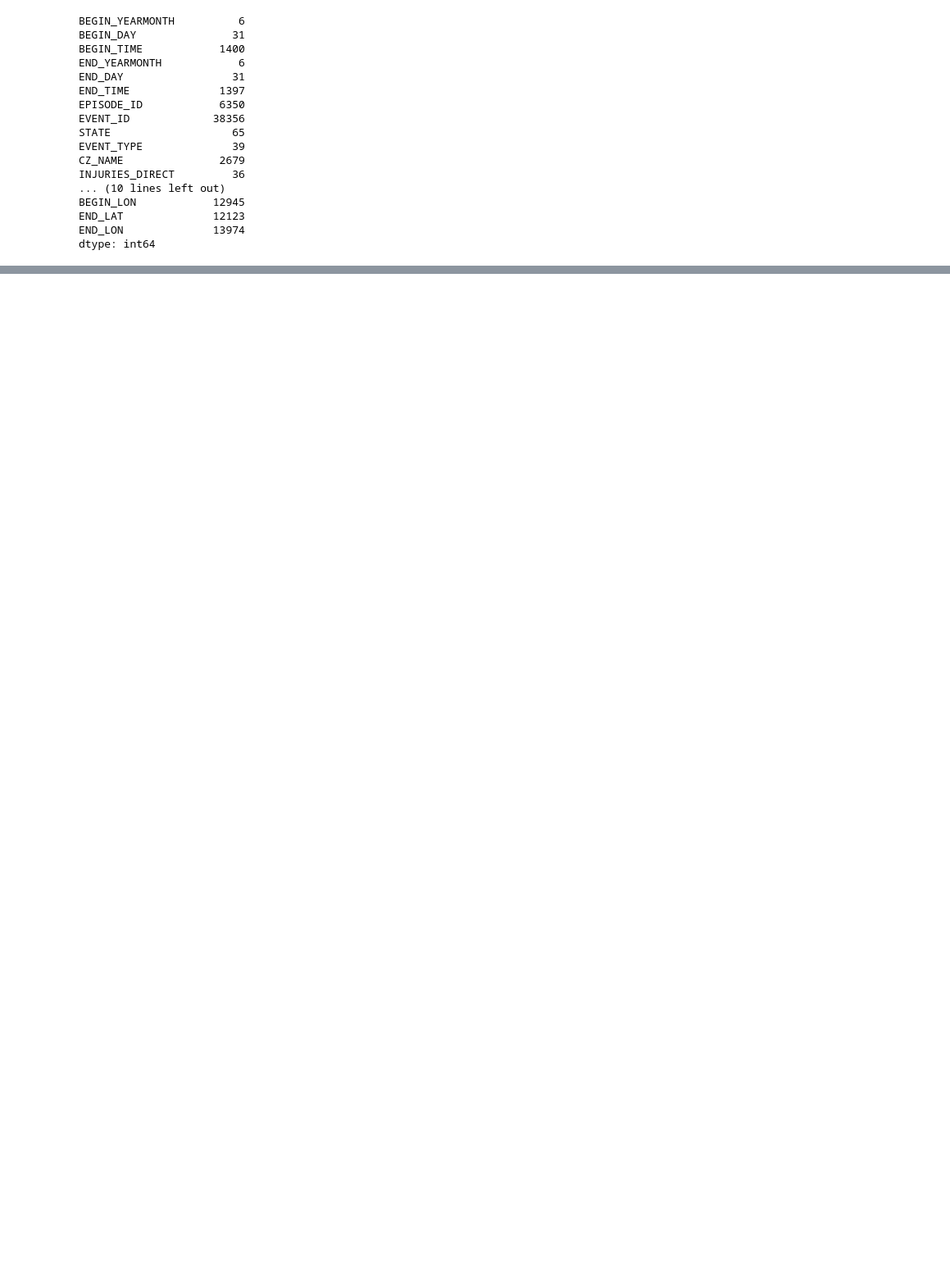
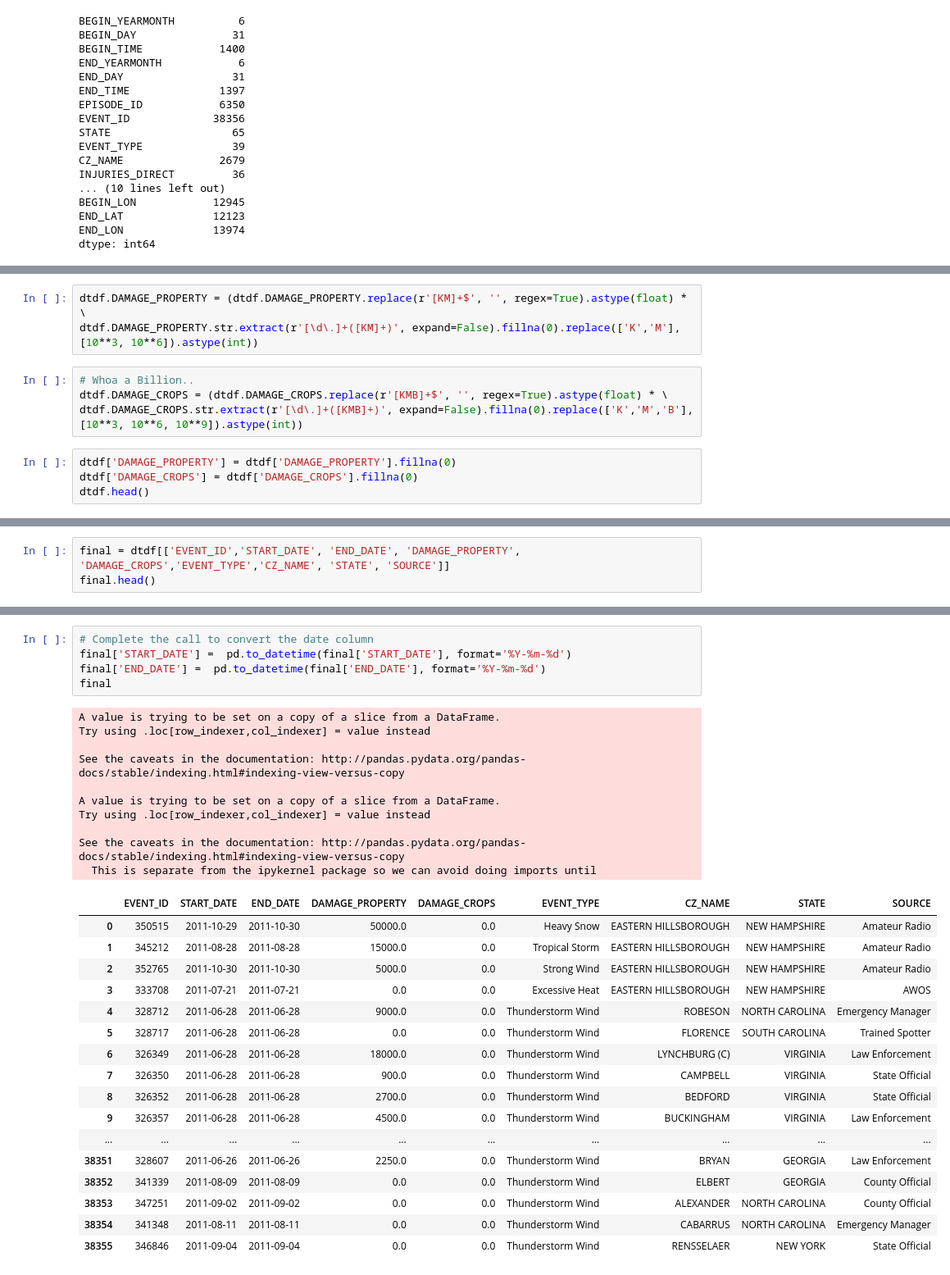
Before and after one commit to huntercash/Schwab, a Jupyter notebook: weather.ipynb, the cells around one changed output, grey strips where cells are left out. Shown at 82% size. Saved outputs shown, nothing was run; the diff lists cells and outputs as text; blank space fills up the shorter version.

Commit message:
Upload Clean Data and HTML Skeleton
Upload cleaned data subset to use for comparison in graphs.

```diff
--- a/weather.ipynb
+++ b/weather.ipynb
@@ -89,0 +99,11 @@ state.first()
+# %%
+dtdf.DAMAGE_PROPERTY = (dtdf.DAMAGE_PROPERTY.replace(r'[KM]+$', '', regex=True).astype(float) * \
+dtdf.DAMAGE_PROPERTY.str.extract(r'[\d\.]+([KM]+)', expand=False).fillna(0).replace(['K','M'], [10**3, 10**6]).astype(int))
+# %%
+# Whoa a Billion..
+dtdf.DAMAGE_CROPS = (dtdf.DAMAGE_CROPS.replace(r'[KMB]+$', '', regex=True).astype(float) * \
+dtdf.DAMAGE_CROPS.str.extract(r'[\d\.]+([KMB]+)', expand=False).fillna(0).replace(['K','M','B'], [10**3, 10**6, 10**9]).astype(int))
+# %%
+dtdf['DAMAGE_PROPERTY'] = dtdf['DAMAGE_PROPERTY'].fillna(0)
+dtdf['DAMAGE_CROPS'] = dtdf['DAMAGE_CROPS'].fillna(0)
+dtdf.head()
@@ -89,0 +129,3 @@ state.first()
+# %%
+final = dtdf[['EVENT_ID','START_DATE', 'END_DATE', 'DAMAGE_PROPERTY', 'DAMAGE_CROPS','EVENT_TYPE','CZ_NAME', 'STATE', 'SOURCE']]
+final.head()
@@ -89,0 +156,33 @@ state.first()
+# %%
+# Complete the call to convert the date column
+final['START_DATE'] =  pd.to_datetime(final['START_DATE'], format='%Y-%m-%d')
+final['END_DATE'] =  pd.to_datetime(final['END_DATE'], format='%Y-%m-%d')
+final
+# %% [output]
+A value is trying to be set on a copy of a slice from a DataFrame.
+Try using .loc[row_indexer,col_indexer] = value instead
+
+See the caveats in the documentation: http://pandas.pydata.org/pandas-docs/stable/indexing.html#indexing-view-versus-copy
+
+A value is trying to be set on a copy of a slice from a DataFrame.
+Try using .loc[row_indexer,col_indexer] = value instead
+
+See the caveats in the documentation: http://pandas.pydata.org/pandas-docs/stable/indexing.html#indexing-view-versus-copy
+  This is separate from the ipykernel package so we can avoid doing imports until
+|  | EVENT_ID | START_DATE | END_DATE | DAMAGE_PROPERTY | DAMAGE_CROPS | EVENT_TYPE | CZ_NAME | STATE | SOURCE |
+| 0 | 350515 | 2011-10-29 | 2011-10-30 | 50000.0 | 0.0 | Heavy Snow | EASTERN HILLSBOROUGH | NEW HAMPSHIRE | Amateur Radio |
+| 1 | 345212 | 2011-08-28 | 2011-08-28 | 15000.0 | 0.0 | Tropical Storm | EASTERN HILLSBOROUGH | NEW HAMPSHIRE | Amateur Radio |
+| 2 | 352765 | 2011-10-30 | 2011-10-30 | 5000.0 | 0.0 | Strong Wind | EASTERN HILLSBOROUGH | NEW HAMPSHIRE | Amateur Radio |
+| 3 | 333708 | 2011-07-21 | 2011-07-21 | 0.0 | 0.0 | Excessive Heat | EASTERN HILLSBOROUGH | NEW HAMPSHIRE | AWOS |
+| 4 | 328712 | 2011-06-28 | 2011-06-28 | 9000.0 | 0.0 | Thunderstorm Wind | ROBESON | NORTH CAROLINA | Emergency Manager |
+| 5 | 328717 | 2011-06-28 | 2011-06-28 | 0.0 | 0.0 | Thunderstorm Wind | FLORENCE | SOUTH CAROLINA | Trained Spotter |
+| 6 | 326349 | 2011-06-28 | 2011-06-28 | 18000.0 | 0.0 | Thunderstorm Wind | LYNCHBURG (C) | VIRGINIA | Law Enforcement |
+| 7 | 326350 | 2011-06-28 | 2011-06-28 | 900.0 | 0.0 | Thunderstorm Wind | CAMPBELL | VIRGINIA | State Official |
+| 8 | 326352 | 2011-06-28 | 2011-06-28 | 2700.0 | 0.0 | Thunderstorm Wind | BEDFORD | VIRGINIA | State Official |
+| 9 | 326357 | 2011-06-28 | 2011-06-28 | 4500.0 | 0.0 | Thunderstorm Wind | BUCKINGHAM | VIRGINIA | Law Enforcement |
+| ... | ... | ... | ... | ... | ... | ... | ... | ... | ... |
+| 38351 | 328607 | 2011-06-26 | 2011-06-26 | 2250.0 | 0.0 | Thunderstorm Wind | BRYAN | GEORGIA | Law Enforcement |
+| 38352 | 341339 | 2011-08-09 | 2011-08-09 | 0.0 | 0.0 | Thunderstorm Wind | ELBERT | GEORGIA | County Official |
+| 38353 | 347251 | 2011-09-02 | 2011-09-02 | 0.0 | 0.0 | Thunderstorm Wind | ALEXANDER | NORTH CAROLINA | County Official |
+| 38354 | 341348 | 2011-08-11 | 2011-08-11 | 0.0 | 0.0 | Thunderstorm Wind | CABARRUS | NORTH CAROLINA | Emergency Manager |
+| 38355 | 346846 | 2011-09-04 | 2011-09-04 | 0.0 | 0.0 | Thunderstorm Wind | RENSSELAER | NEW YORK | State Official |
```
Also changed, not shown: parts of 18 cells of this notebook, 7 other files.
